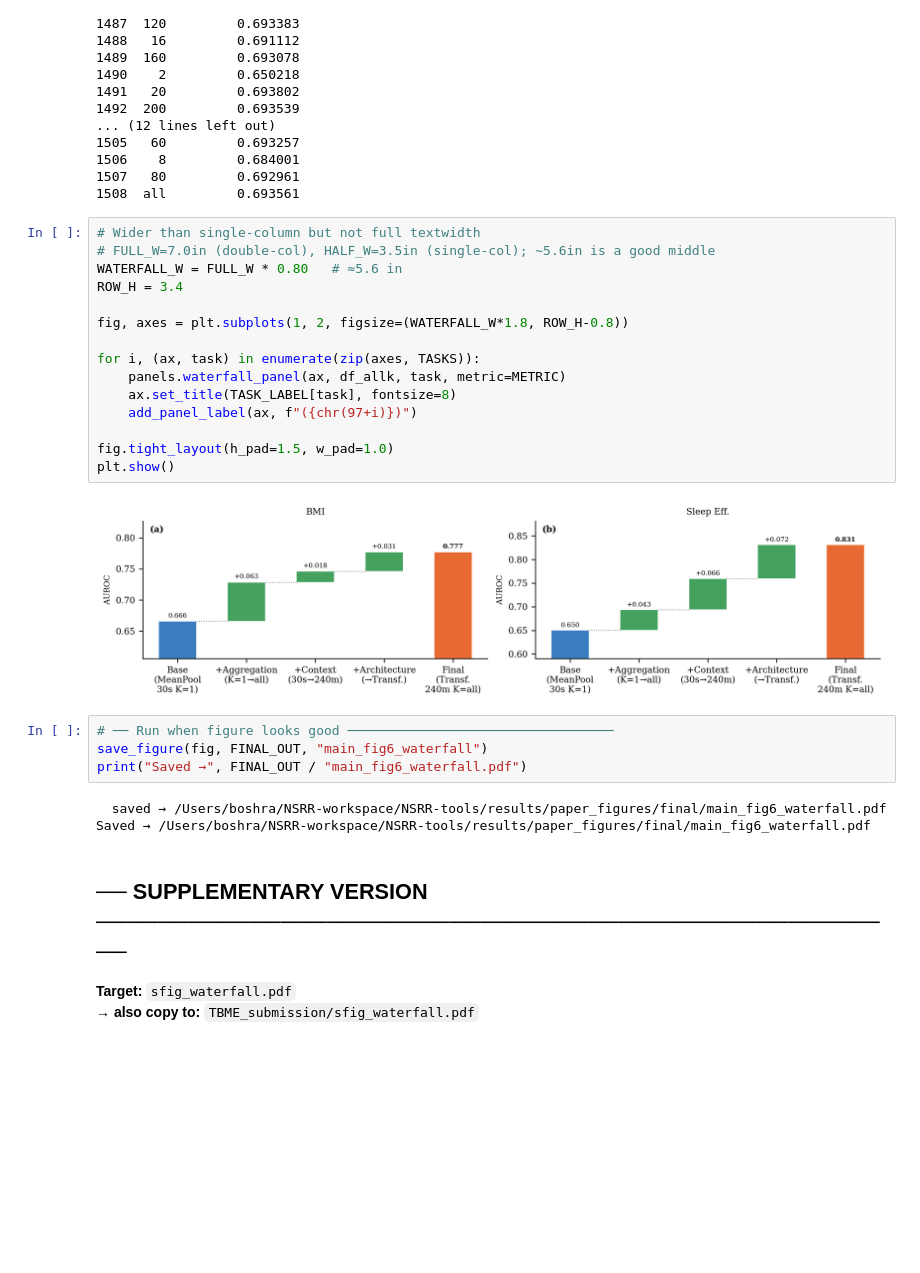
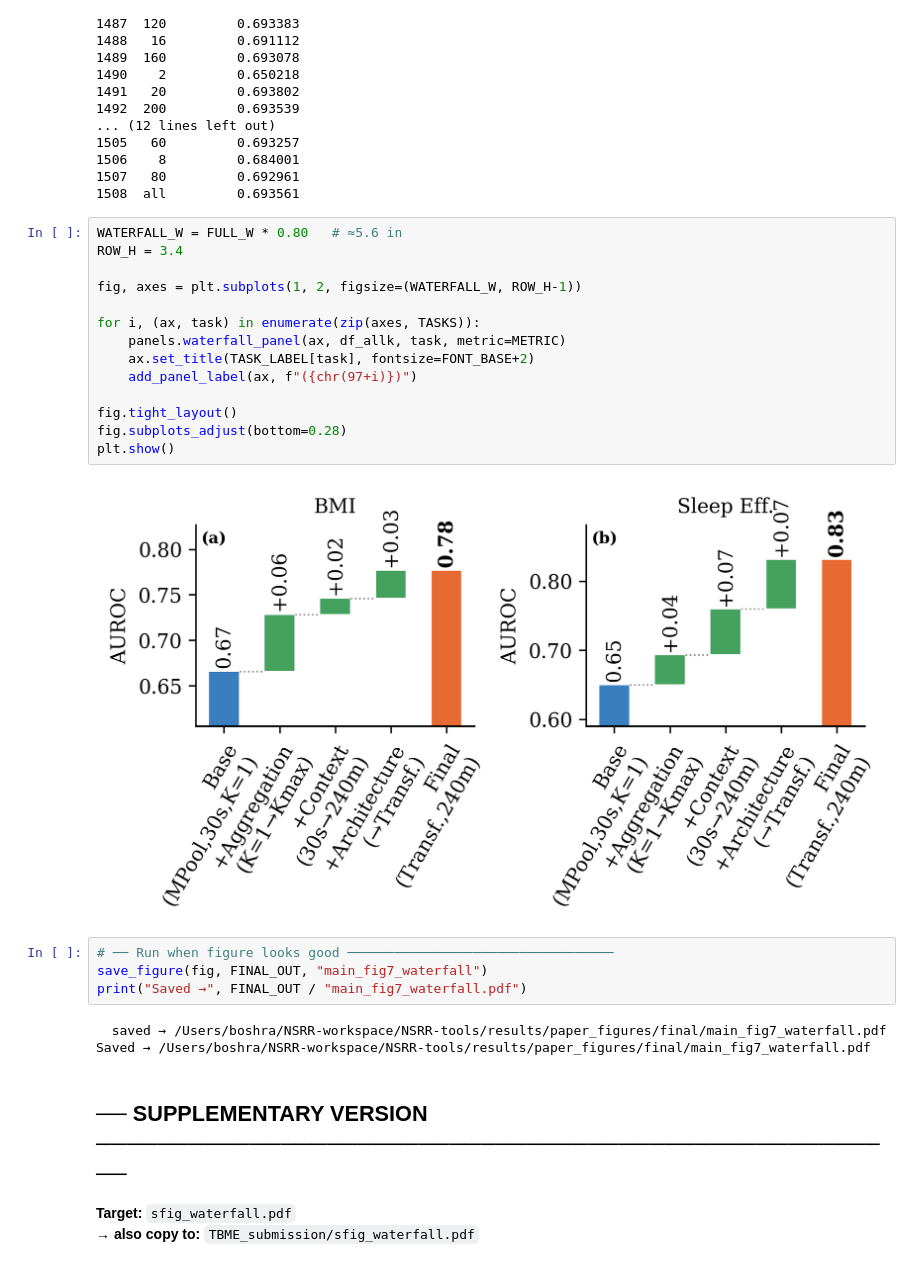
Before and after one commit to boshrakh95/NSRR-tools, a Jupyter notebook: results/paper_figures/notebooks/main_fig7_waterfall.ipynb, the cells around one changed output. Saved outputs shown, nothing was run; the diff lists cells and outputs as text; blank space fills up the shorter version.

Commit message:
Updated main figure numbers and updated waterfall figure look

```diff
--- a/results/paper_figures/notebooks/main_fig6_waterfall.ipynb
+++ b/results/paper_figures/notebooks/main_fig7_waterfall.ipynb
@@ -113,29 +113,28 @@ K values available @ sleep_eff / mean_pool / 30s:
 1507   80         0.692961
 1508  all         0.693561
 # %%
-# Wider than single-column but not full textwidth
-# FULL_W=7.0in (double-col), HALF_W=3.5in (single-col); ~5.6in is a good middle
 WATERFALL_W = FULL_W * 0.80   # ≈5.6 in
 ROW_H = 3.4
 
-fig, axes = plt.subplots(1, 2, figsize=(WATERFALL_W*1.8, ROW_H-0.8))
+fig, axes = plt.subplots(1, 2, figsize=(WATERFALL_W, ROW_H-1))
 
 for i, (ax, task) in enumerate(zip(axes, TASKS)):
     panels.waterfall_panel(ax, df_allk, task, metric=METRIC)
-    ax.set_title(TASK_LABEL[task], fontsize=8)
+    ax.set_title(TASK_LABEL[task], fontsize=FONT_BASE+2)
     add_panel_label(ax, f"({chr(97+i)})")
 
-fig.tight_layout(h_pad=1.5, w_pad=1.0)
+fig.tight_layout()
+fig.subplots_adjust(bottom=0.28)
 plt.show()
 # %% [output]
-[figure, old version]
+[figure, new version]
 # %%
 # ── Run when figure looks good ──────────────────────────────────
-save_figure(fig, FINAL_OUT, "main_fig6_waterfall")
-print("Saved →", FINAL_OUT / "main_fig6_waterfall.pdf")
+save_figure(fig, FINAL_OUT, "main_fig7_waterfall")
+print("Saved →", FINAL_OUT / "main_fig7_waterfall.pdf")
 # %% [output]
-  saved → /Users/boshra/NSRR-workspace/NSRR-tools/results/paper_figures/final/main_fig6_waterfall.pdf
-Saved → /Users/boshra/NSRR-workspace/NSRR-tools/results/paper_figures/final/main_fig6_waterfall.pdf
+  saved → /Users/boshra/NSRR-workspace/NSRR-tools/results/paper_figures/final/main_fig7_waterfall.pdf
+Saved → /Users/boshra/NSRR-workspace/NSRR-tools/results/paper_figures/final/main_fig7_waterfall.pdf
 # %% [markdown]
 ## ── SUPPLEMENTARY VERSION ─────────────────────────────────────────────────────
 
```
Also changed, not shown: parts of 1 cell of this notebook, 16 other files.
